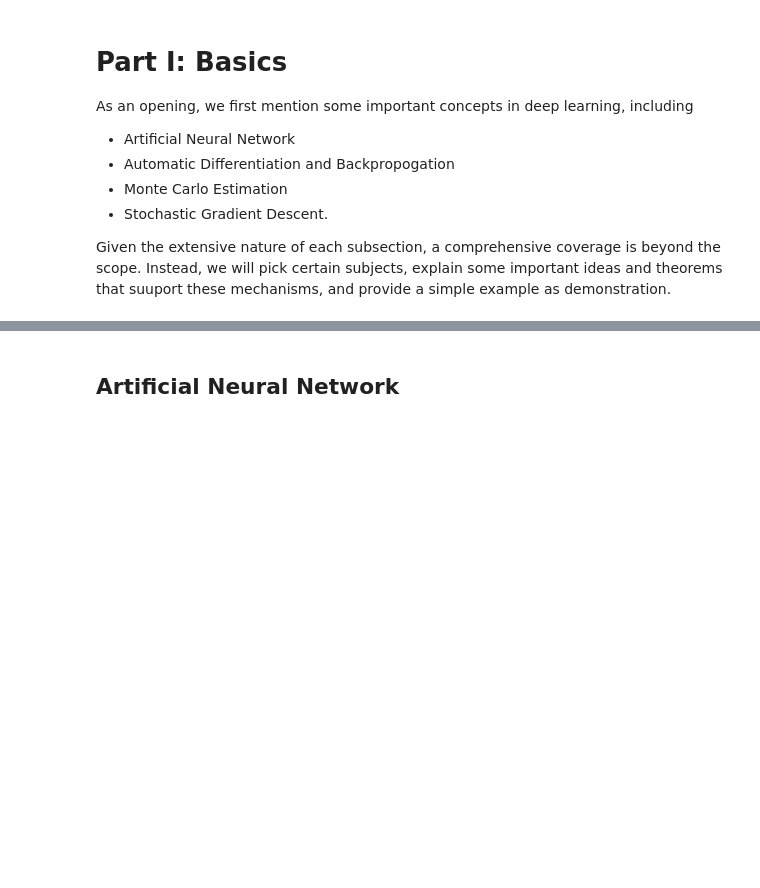
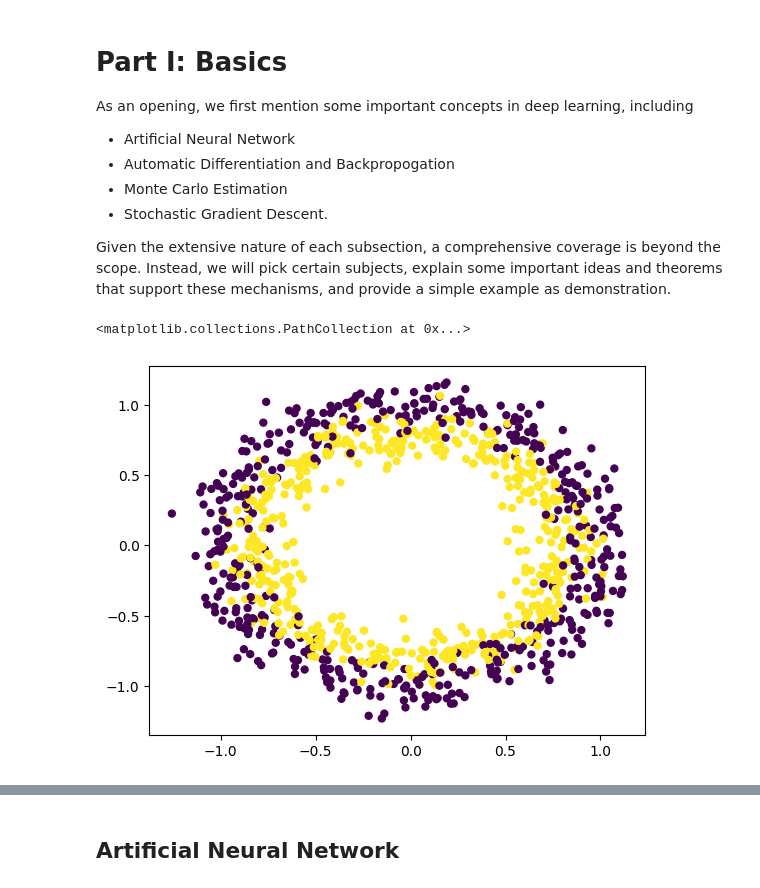
Before and after one commit to levi0206/Generative-models-with-signatures, a Jupyter notebook: Basics.ipynb, the cells around one changed output, grey strips where cells are left out. Cells and saved outputs as stored; diff of their text form; code cells hidden in the pictures; blank space fills up the shorter version.

```diff
--- a/Basics.ipynb
+++ b/Basics.ipynb
@@ -6,4 +6,32 @@ As an opening, we first mention some important concepts in deep learning, includ
 - Monte Carlo Estimation
 - Stochastic Gradient Descent.
 
-Given the extensive nature of each subsection, a comprehensive coverage is beyond the scope. Instead, we will pick certain subjects, explain some important ideas and theorems that suuport these mechanisms, and provide a simple example as demonstration.
+Given the extensive nature of each subsection, a comprehensive coverage is beyond the scope. Instead, we will pick certain subjects, explain some important ideas and theorems that support these mechanisms, and provide a simple example as demonstration.
+# %%
+# Standard PyTorch import
+import torch
+import torch.nn as nn
+import numpy as np
+import random
+import matplotlib.pyplot as plt
+from sklearn.datasets import make_circles
+
+# Set seed
+SEED = 2024
+torch.backends.cudnn.deterministic = True
+torch.backends.cudnn.benchmark = False
+torch.manual_seed(SEED)
+torch.cuda.manual_seed_all(SEED)
+random.seed(SEED)
+np.random.seed(SEED)
+
+# Generate dataset
+X, y = X, y = make_circles(1000,
+                    noise=0.1,
+                    random_state=42)
+
+# Plot dataset
+plt.scatter(x=X[:,0],y=X[:,1], marker="o", c=y, s=25)
+# %% [output]
+<matplotlib.collections.PathCollection at 0x...>
+[figure, added]
```
Also changed, not shown: parts of 13 cells of this notebook.
